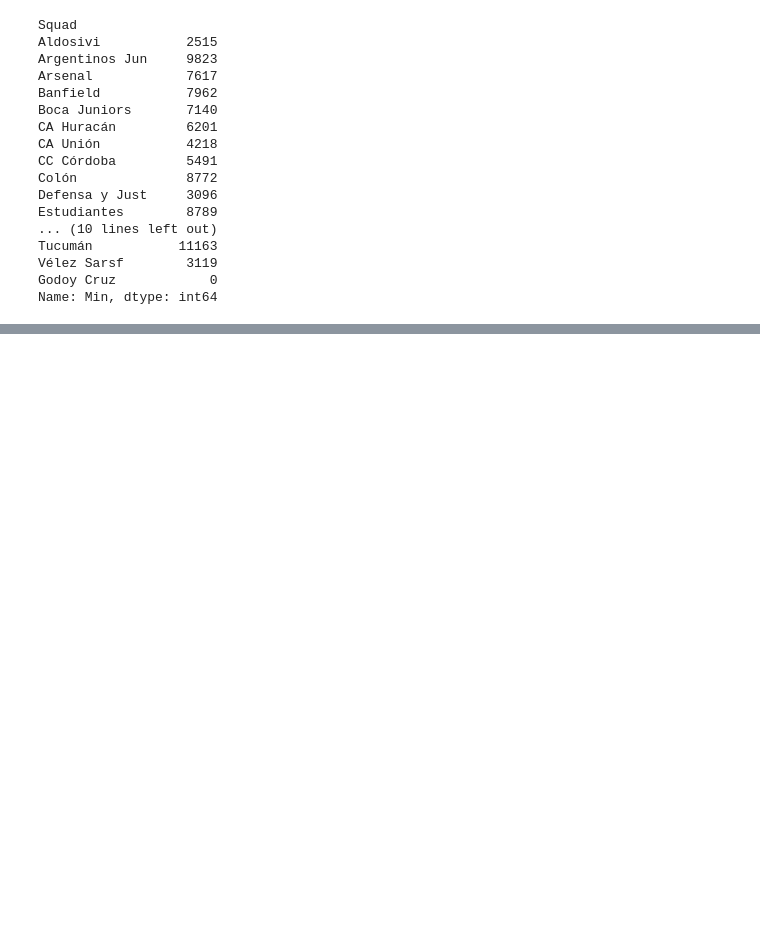
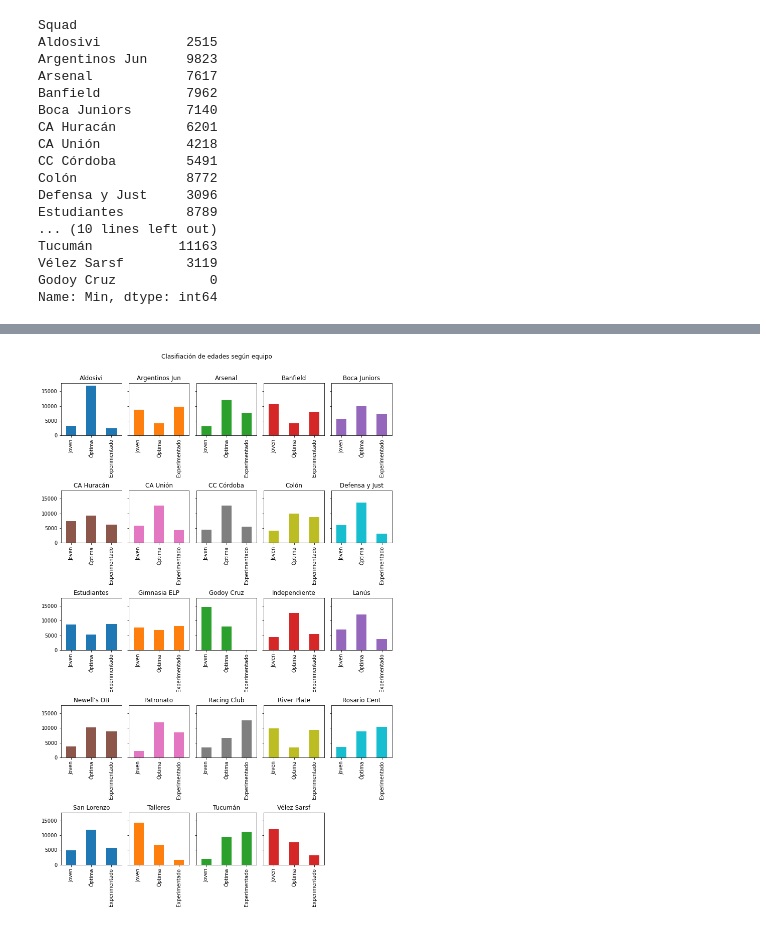
Before and after one commit to rcammi/TimePlayed_Superliga, a Jupyter notebook: analyze_data.ipynb, the cells around one changed output, grey strips where cells are left out. Saved outputs shown, nothing was run; the diff lists cells and outputs as text; code cells hidden in the pictures; blank space fills up the shorter version.

Commit message:
Se agrego grafico, falta corregir el titulo y decorarlo. Podria agregarse un grafico de violin para ver la distrubucion de todas las edades para cada equipo

```diff
--- a/analyze_data.ipynb
+++ b/analyze_data.ipynb
@@ -247,0 +266,8 @@ graph
+# %%
+graph.T.iloc[0:3].plot.bar(subplots=True, layout=(5,-1), figsize=(10,15), legend=False, sharey=True, sharex=False)
+
+plt.tight_layout()
+
+plt.suptitle('Clasifiación de edades según equipo',y=1.03);
+# %% [output]
+[figure, added]
```
Also changed, not shown: parts of 4 cells of this notebook.
